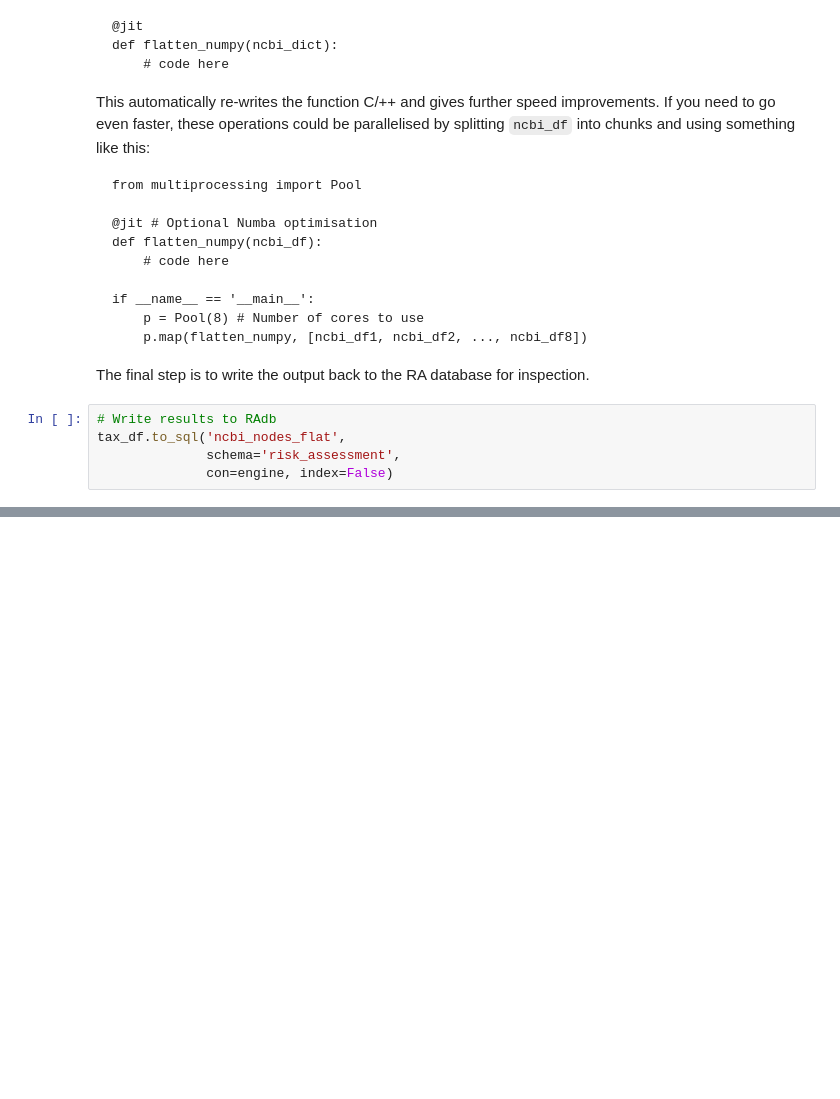
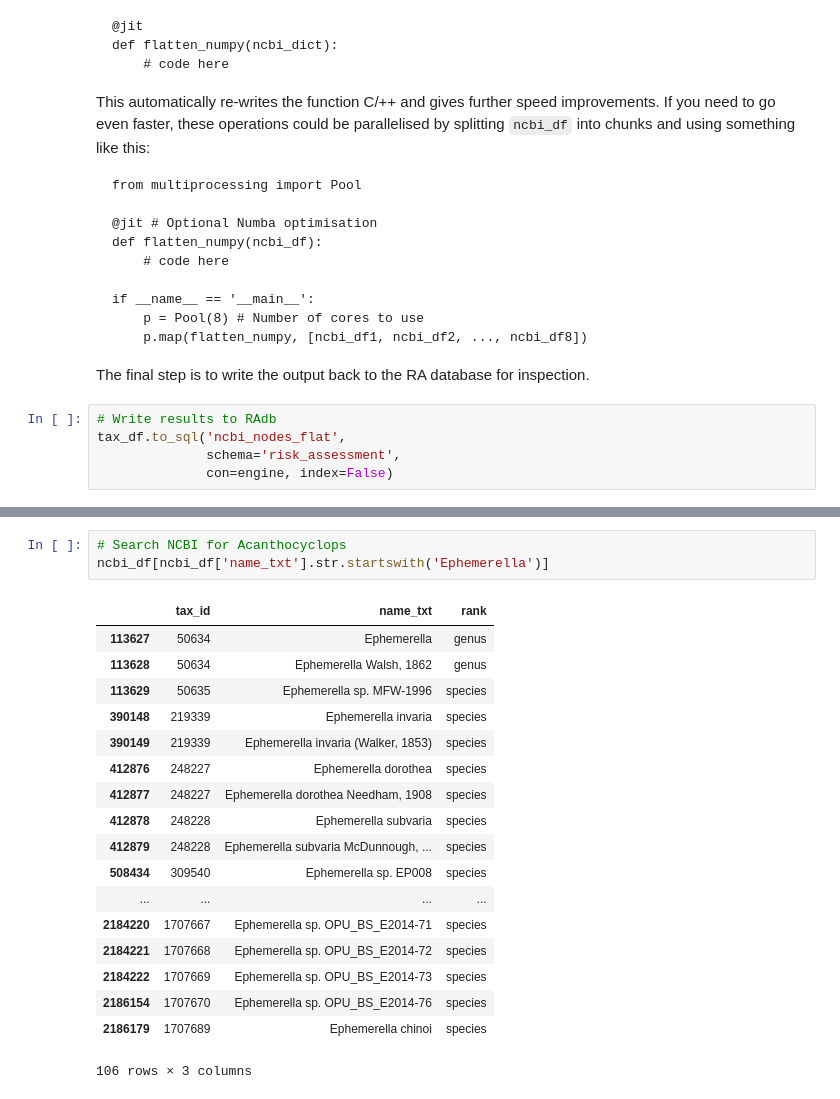
Before and after one commit to JamesSample/misc, a Jupyter notebook: radb.ipynb, the cells around one changed output, grey strips where cells are left out. Saved outputs shown, nothing was run; the diff lists cells and outputs as text; blank space fills up the shorter version.

```diff
--- a/radb.ipynb
+++ b/radb.ipynb
@@ -402,0 +592,22 @@ The following issues need further investigation:
+# %%
+# Search NCBI for Acanthocyclops
+ncbi_df[ncbi_df['name_txt'].str.startswith('Ephemerella')]
+# %% [output]
+|  | tax_id | name_txt | rank |
+| 113627 | 50634 | Ephemerella | genus |
+| 113628 | 50634 | Ephemerella Walsh, 1862 | genus |
+| 113629 | 50635 | Ephemerella sp. MFW-1996 | species |
+| 390148 | 219339 | Ephemerella invaria | species |
+| 390149 | 219339 | Ephemerella invaria (Walker, 1853) | species |
+| 412876 | 248227 | Ephemerella dorothea | species |
+| 412877 | 248227 | Ephemerella dorothea Needham, 1908 | species |
+| 412878 | 248228 | Ephemerella subvaria | species |
+| 412879 | 248228 | Ephemerella subvaria McDunnough, ... | species |
+| 508434 | 309540 | Ephemerella sp. EP008 | species |
+| ... | ... | ... | ... |
+| 2184220 | 1707667 | Ephemerella sp. OPU_BS_E2014-71 | species |
+| 2184221 | 1707668 | Ephemerella sp. OPU_BS_E2014-72 | species |
+| 2184222 | 1707669 | Ephemerella sp. OPU_BS_E2014-73 | species |
+| 2186154 | 1707670 | Ephemerella sp. OPU_BS_E2014-76 | species |
+| 2186179 | 1707689 | Ephemerella chinoi | species |
+106 rows × 3 columns
```
Also changed, not shown: parts of 37 cells of this notebook.
